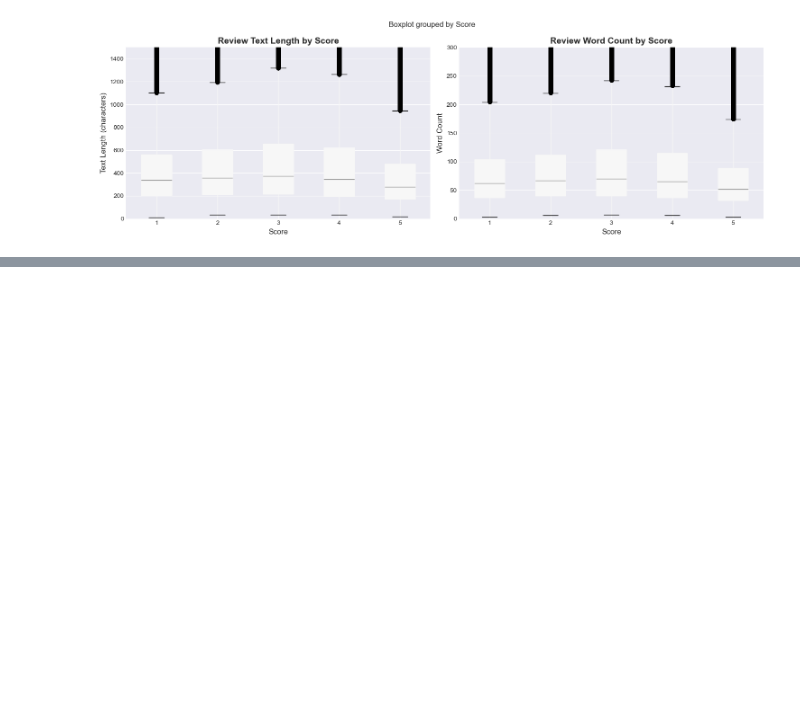
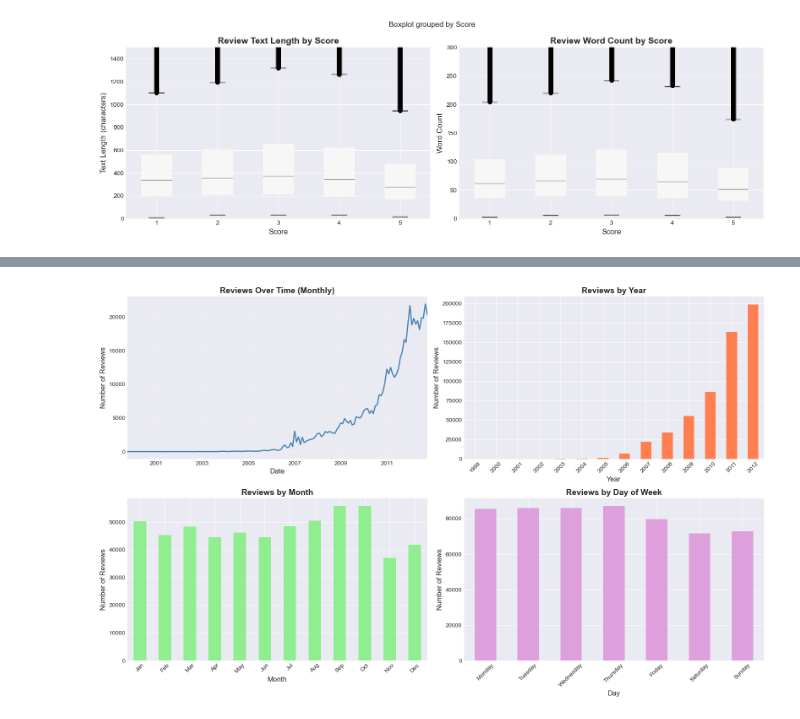
Before and after one commit to HoodaVishal/Intelligent-Customer-Support-System, a Jupyter notebook: notebooks/01_Data_Exploration.ipynb, the cells around one changed output, grey strips where cells are left out. Drawn from its saved outputs; the diff is of its cells as text; code cells hidden in the pictures; blank space fills up the shorter version.

```diff
--- a/notebooks/01_Data_Exploration.ipynb
+++ b/notebooks/01_Data_Exploration.ipynb
@@ -2162,3 +2162,93 @@ Nasty No flavor
 The candy is just red , No flavor . Just  plan and chewy .  I would never buy them again...
 [figure]
 [figure]
+# %%
+# Temporal Analysis
+print('\n' + '=' * 70)
+print('TEMPORAL ANALYSIS')
+print('=' * 70 + '\n')
+
+# Convert timestamp to datetime
+reviews['DateTime'] = pd.to_datetime(reviews['Time'], unit = 's')
+reviews['Year'] = reviews['DateTime'].dt.year
+reviews['Month'] = reviews['DateTime'].dt.month
+reviews['DayOfWeek'] = reviews['DateTime'].dt.day_name()
+reviews['Hour'] = reviews['DateTime'].dt.hour
+
+print('DATE RANGE:')
+print(f"Earliest review: {reviews['DateTime'].min()}")
+print(f"Latest review: {reviews['DateTime'].max()}")
+print(f"Span: {(reviews['DateTime'].max() - reviews['DateTime'].min()).days} days")
+print()
+
+# Reviews by year
+print('REVIEWS BY YEAR:')
+year_counts = reviews['Year'].value_counts().sort_index()
+print(year_counts)
+print()
+
+# Reviews by month
+print('REVIEWS BY MONTH:')
+month_counts = reviews['Month'].value_counts().sort_index()
+month_names = ['Jan', 'Feb', 'Mar', 'Apr', 'May', 'Jun', 'Jul', 'Aug', 'Sep', 'Oct', 'Nov', 'Dec']
+for month, count in month_counts.items():
+    print(f"{month_names[month-1]}: {count:,}")
+print()
+
+# Reviews by day of week
+print('REVIEWS BY DAY OF WEEK:')
+dow_counts = reviews['DayOfWeek'].value_counts()
+dow_order = ['Monday', 'Tuesday', 'Wednesday', 'Thursday', 'Friday', 'Saturday', 'Sunday']
+dow_counts = dow_counts.reindex([d for d in dow_order if d in dow_counts.index])
+print(dow_counts)
+
+# Visualizations
+fig, axes = plt.subplots(2, 2, figsize = (16, 10))
+
+# Reviews over time
+reviews_timeline = reviews.groupby(reviews['DateTime'].dt.to_period('M')).size()
+reviews_timeline.plot(ax = axes[0, 0], color = 'steelblue', linewidth = 2)
+axes[0, 0].set_title('Reviews Over Time (Monthly)', fontsize = 14, fontweight = 'bold')
+axes[0, 0].set_xlabel('Date', fontsize = 12)
+axes[0, 0].set_ylabel('Number of Reviews', fontsize = 12)
+axes[0, 0].grid(alpha = 0.3)
+
+# Reviews by year
+year_counts.plot(kind = 'bar', ax = axes[0, 1], color = 'coral')
+axes[0, 1].set_title('Reviews by Year', fontsize = 14, fontweight = 'bold')
+axes[0, 1].set_xlabel('Year', fontsize = 12)
+axes[0, 1].set_ylabel('Number of Reviews', fontsize = 12)
+axes[0, 1].set_xticklabels(axes[0, 1].get_xticklabels(), rotation = 45)
+
+# Reviews by month
+month_counts.plot(kind = 'bar', ax = axes[1, 0], color = 'lightgreen')
+axes[1, 0].set_title('Reviews by Month', fontsize = 14, fontweight = 'bold')
+axes[1, 0].set_xlabel('Month', fontsize = 12)
+axes[1, 0].set_ylabel('Number of Reviews', fontsize = 12)
+axes[1, 0].set_xticklabels(month_names, rotation = 45)
+
+# Reviews by day of week
+dow_counts.plot(kind = 'bar', ax = axes[1, 1], color = 'plum')
+axes[1, 1].set_title('Reviews by Day of Week', fontsize = 14, fontweight = 'bold')
+axes[1, 1].set_xlabel('Day', fontsize = 12)
+axes[1, 1].set_ylabel('Number of Reviews', fontsize = 12)
+axes[1, 1].set_xticklabels(axes[1, 1].get_xticklabels(), rotation = 45)
+
+plt.tight_layout()
+plt.show()
+
+# Average score over time
+print('\nAVERAGE SCORE BY YEAR:')
+avg_score_by_year = reviews.groupby('Year')['Score'].mean()
+print(avg_score_by_year)
+
+plt.figure(figsize = (12, 6))
+avg_score_by_year.plot(kind = 'line', marker = 'o', linewidth = 2, markersize = 8, color = 'darkblue')
+plt.title('Average Review Score Over Time', fontsize = 14, fontweight = 'bold')
+plt.xlabel('Year', fontsize = 12)
+plt.ylabel('Average Score', fontsize = 12)
+plt.ylim(3.5, 5.0)
+plt.grid(alpha = 0.3)
+plt.tight_layout()
+plt.show()
+# %% [output]
@@ -2164,0 +2272 @@ The candy is just red , No flavor . Just  plan and chewy .  I would never buy th
+[figure, added]
```
Also changed, not shown: parts of 7 cells of this notebook.
